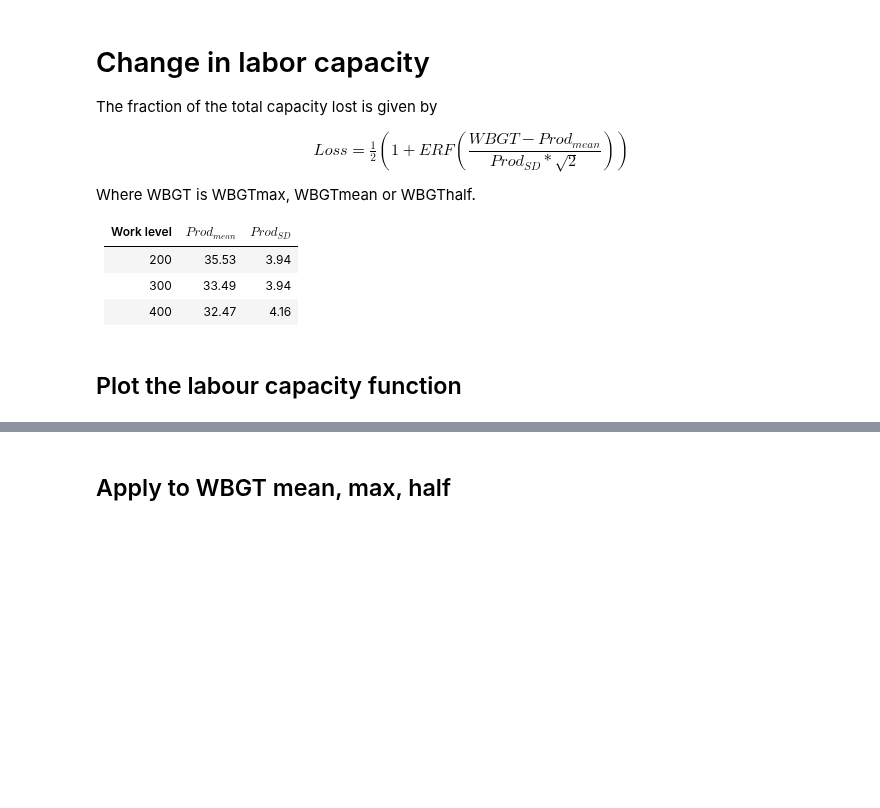
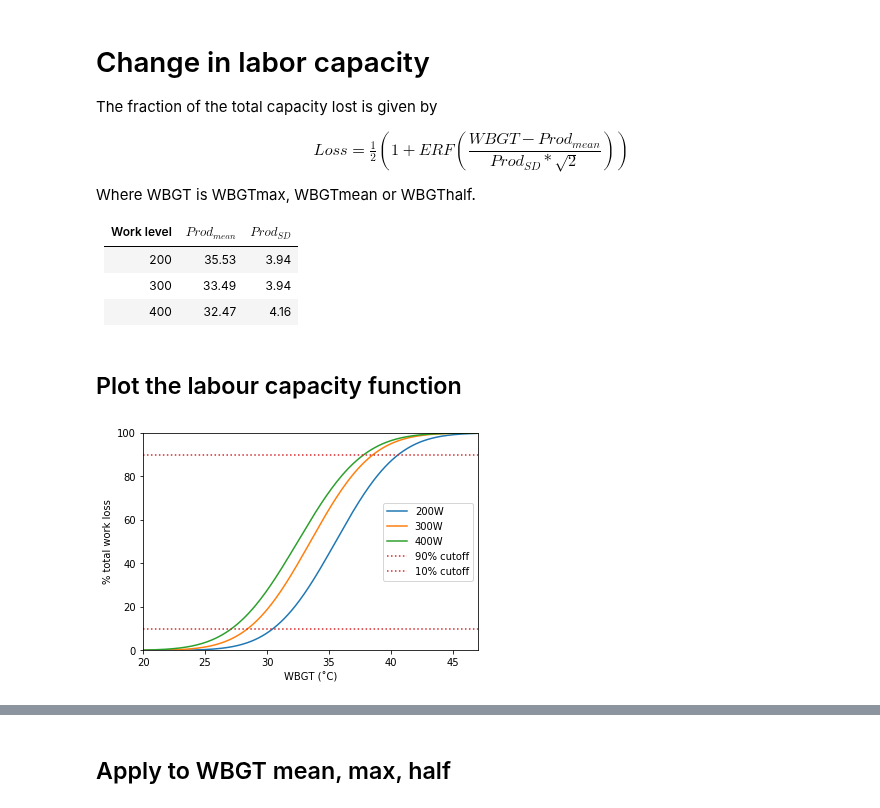
Before and after one commit to mangecoeur/health-climate-exposure, a Jupyter notebook: 1.3 Labour capacity change.ipynb, the cells around one changed output, grey strips where cells are left out. Saved outputs shown, nothing was run; the diff lists cells and outputs as text; code cells hidden in the pictures; blank space fills up the shorter version.

```diff
--- a/1.3 Labour capacity change.ipynb
+++ b/1.3 Labour capacity change.ipynb
@@ -73,3 +71,55 @@ COUNTRY_SHAPEFILE = DATA_SRC / 'GIS' / 'world'/ 'ne_50m_admin_0_countries' / 'ne
 POP_FILE = POP_DATA_SRC / 'population_count_2000-2020_eightres.nc'
 # %% [markdown]
 ## Plot the labour capacity function
+# %%
+_wbgt = np.arange(20, 47, 0.1) + 273.15
+labourcapacity = labour_loss(_wbgt, 35.53, 3.94)
+plt.plot(_wbgt - 273.15, labourcapacity * 100, label='200W', color='C0')
+
+labourcapacity = labour_loss(_wbgt, 33.49, 3.94)
+plt.plot(_wbgt- 273.15, labourcapacity* 100, label='300W', color='C1')
+
+labourcapacity = labour_loss(_wbgt, 32.47, 4.16)
+plt.plot(_wbgt- 273.15, labourcapacity* 100, label='400W', color='C2')
+
+plt.axhline(90, label='90% cutoff', color='C3', linestyle=':')
+plt.axhline(10, label='10% cutoff', color='C3', linestyle=':')
+
+plt.legend()
+
+
+# def _clip(lc):
+#     lc = xr.where(lc < 0.1, 0, lc)
+#     lc = xr.where(lc > 0.9, 0.9, lc)
+#     return lc
+
+# # _wbgt = np.arange(20, 47, 0.1) + 273.15
+
+# labourcapacity = labour_loss(_wbgt, 35.53, 3.94)
+# labourcapacity = _clip(labourcapacity)
+
+# plt.plot(_wbgt - 273.15, labourcapacity * 100,  color='C0',
+# #          linestyle=':'
+#         )
+
+# labourcapacity = labour_loss(_wbgt, 33.49, 3.94)
+# labourcapacity = _clip(labourcapacity)
+# plt.plot(_wbgt- 273.15, labourcapacity* 100, color='C1',
+# #          linestyle=':'
+#         )
+
+# labourcapacity = labour_loss(_wbgt, 32.47, 4.16)
+# labourcapacity = _clip(labourcapacity)
+# plt.plot(_wbgt- 273.15, labourcapacity* 100,  color='C2',
+# #          linestyle=':'
+#         )
+
+plt.ylim(0, 100)
+plt.xlim(20, 47)
+
+plt.xlabel('WBGT (˚C)')
+plt.ylabel('% total work loss')
+
+plt.savefig(RESULTS_FOLDER / 'labour_loss_function.png', dpi=300)
+# %% [output]
+[figure, added]
```
Also changed, not shown: parts of 17 cells of this notebook, 40 other files.
